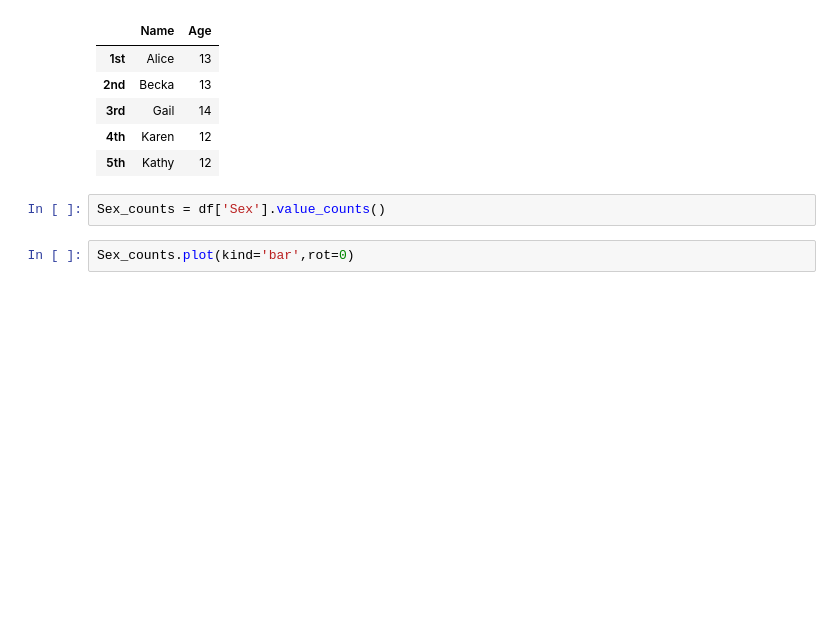
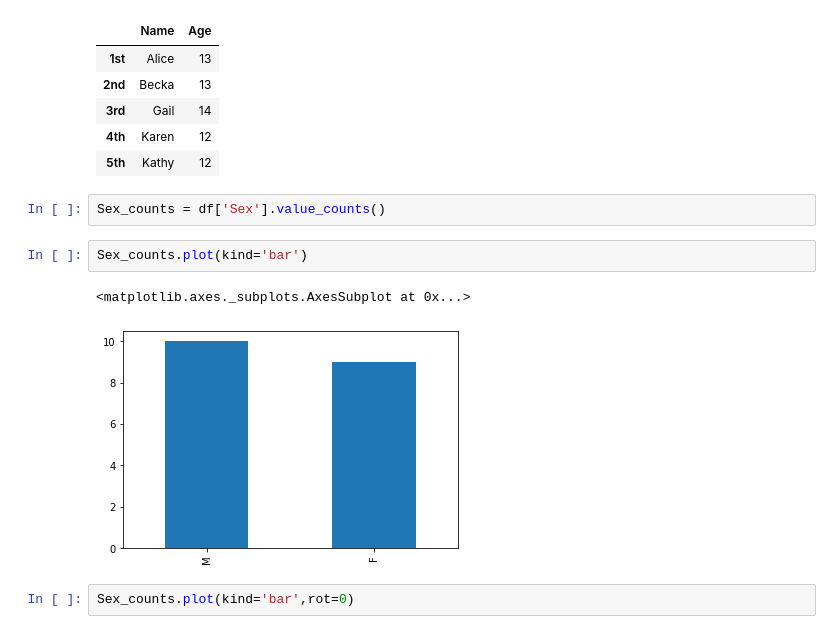
Before and after one commit to User-zwj/Pandas-Practice, a Jupyter notebook: Pandas Exercise.ipynb, the cells around one changed output. Saved outputs shown, nothing was run; the diff lists cells and outputs as text; blank space fills up the shorter version.

```diff
--- a/Pandas Exercise.ipynb
+++ b/Pandas Exercise.ipynb
@@ -210,6 +210,11 @@ df[['Name','Age']].head()
 | 5th | Kathy | 12 |
 # %%
 Sex_counts = df['Sex'].value_counts()
+# %%
+Sex_counts.plot(kind='bar')
+# %% [output]
+<matplotlib.axes._subplots.AxesSubplot at 0x...>
+[figure, added]
 # %%
 Sex_counts.plot(kind='bar',rot=0)
 # %% [output]
```
Also changed, not shown: parts of 3 cells of this notebook.
